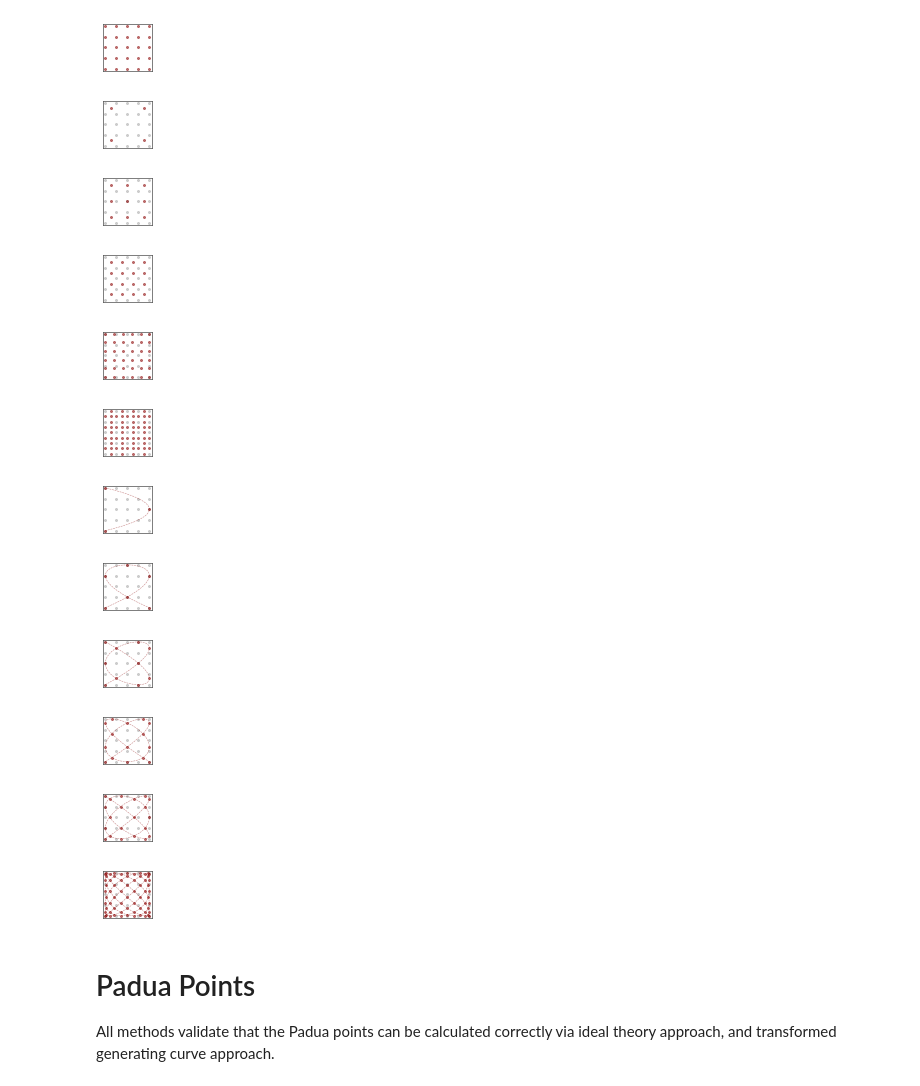
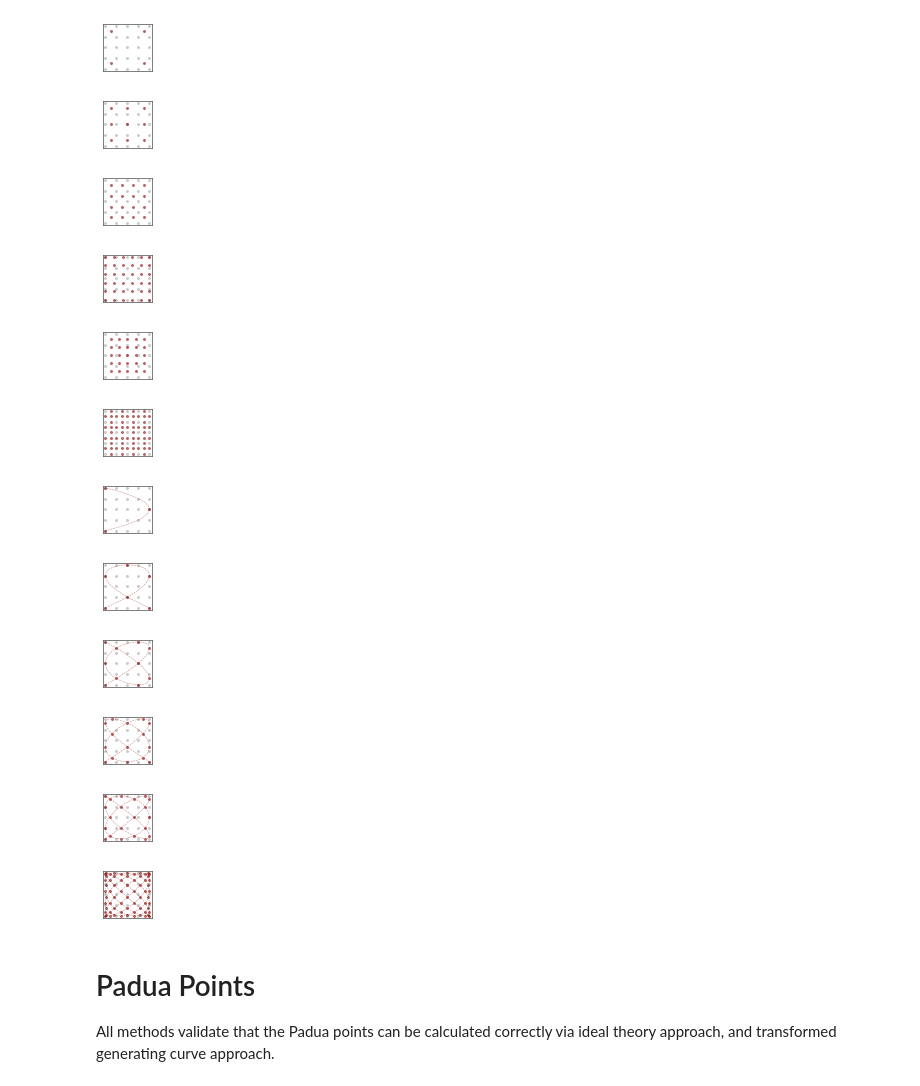
Before and after one commit to qcl-sydney/nmqa, a Jupyter notebook: sampling_analysis/Padua_Point_Set_figs.ipynb, the cells around one changed output. Drawn from its saved outputs; the diff is of its cells as text; code cells hidden in the pictures.

```diff
--- a/sampling_analysis/Padua_Point_Set_figs.ipynb
+++ b/sampling_analysis/Padua_Point_Set_figs.ipynb
@@ -14,7 +14,7 @@ from true_functions import true_function, generate_data_qubits_coords
 from pdpoints import *
 from pdweights import reproducing_kernel_v2, fundamental_L_B_v2, Tn_
 # %%
-regular_grid_list = [-1, -4, -5, -3, -6, -2, 1, 2, 3, 4, 5, 10]
+regular_grid_list = [-4, -5, -3, -6, -7, -2, 1, 2, 3, 4, 5, 10]
 data_qubit_num = 25
 data_qubit_flag ='uniform'
 
@@ -67,6 +67,12 @@ for padua_order in regular_grid_list:
     if padua_order == -6:
         REG36 = 36
         sensing_qubits = generate_data_qubits_coords(REG36, flag=data_qubit_flag)
+
+
+    if padua_order == -7:
+        # specific grid to address random polynomial functionality
+        sensing_qubits = generate_data_qubits_coords(25, flag=data_qubit_flag)
+        sensing_qubits = list(np.asarray(sensing_qubits)*0.75)
 
     ########################
     # Generate Data Qubits
@@ -96,38 +102,38 @@ for padua_order in regular_grid_list:
     # Overlay data grid
     if data_qubits is not None:
         data_qubits = np.asarray(data_qubits)
         plt.plot(data_qubits[:,0], data_qubits[:,1], '.',
                  markeredgecolor='darkgrey',
                  markerfacecolor='darkgrey',
                  label="Data Qubits", ms=4, alpha=0.5)
 
     # Calculated padua points
     sensing_qubits = np.asarray(sensing_qubits)
     plt.plot(sensing_qubits[:,0], sensing_qubits[:,1], '.',
              markeredgecolor='darkred',
              markerfacecolor='darkred',
              label="Sensor Qubits", ms=4, alpha=0.5)
 
     if padua_order > 0:
         t = np.linspace(0, np.pi, 200)
         x_curve, y_curve = generating_curve(padua_order, t)
         plt.plot(x_curve, y_curve, '--', label="Gen. Curve",
              lw=0.5, c='darkred', alpha=0.5)
 
     #plt.tick_params(labelleft=False, labelbottom=False)
     plt.xticks([])
     plt.yticks([])
 
     idxorder+=1
 
     plt.savefig('./data_figs/regular_set_'+str(padua_order)+'.svg', format='svg', dpi=800)
     plt.show()
 # %% [output]
-[figure, old version]
+[figure, new version]
-[figure, old version]
+[figure, new version]
-[figure, old version]
+[figure, new version]
-[figure, old version]
+[figure, new version]
-[figure, old version]
+[figure, new version]
 [figure]
 [figure]
 [figure]
```
Also changed, not shown: 5 other files.
